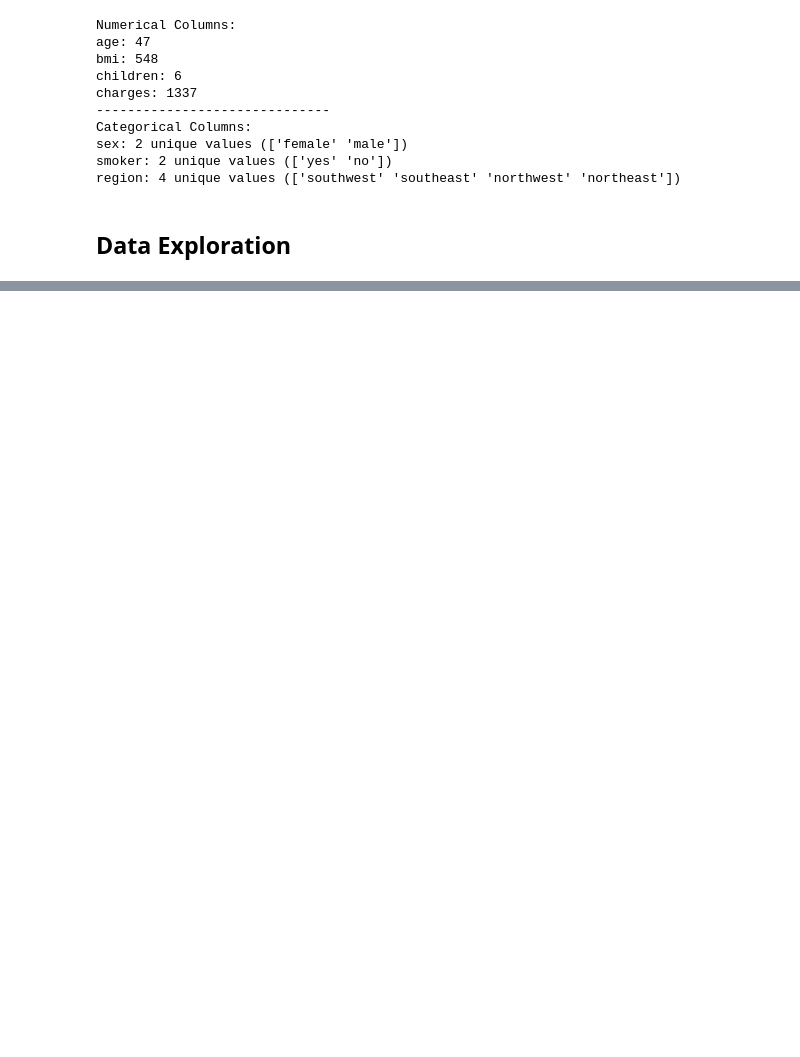
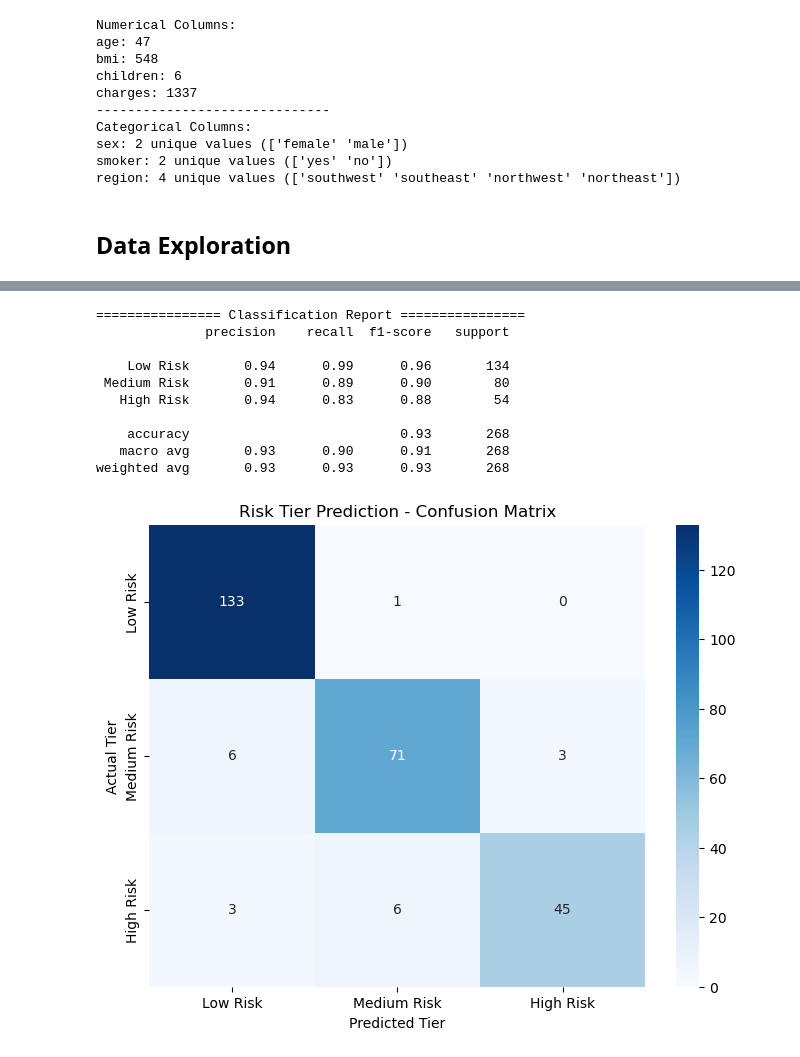
Before and after one commit to celinele5/Analytics-Portfolio, a Jupyter notebook: Medical Cost Project/main.ipynb, the cells around one changed output, grey strips where cells are left out. Saved outputs shown, nothing was run; the diff lists cells and outputs as text; code cells hidden in the pictures; blank space fills up the shorter version.

```diff
--- a/Medical Cost Project/main.ipynb
+++ b/Medical Cost Project/main.ipynb
@@ -119,0 +177,16 @@ plt.show()
+# %%
+# Define thresholds for charge tiers (Low, Medium, High)
+low_threshold = clean_data['charges'].quantile(0.50)
+high_threshold = clean_data['charges'].quantile(0.80)
+# Map charges to risk tiers
+def map_to_risk_tier(charge):
+    if charge <= low_threshold:
+        return 0  # Low Risk
+    elif charge <= high_threshold:
+        return 1  # Medium Risk
+    else:
+        return 2  # High Risk
+# New target variable for classification
+clean_data_clf = clean_data.copy()
+clean_data_clf['risk_tier'] = clean_data_clf['charges'].apply(map_to_risk_tier)
+clean_data_clf=clean_data_clf.drop(columns=['charges','bmi_tier'],axis=1)
@@ -119,0 +226,11 @@ plt.show()
+# %%
+# Initializing the classifier for multi-class classification
+xgb_clf = XGBClassifier(
+    n_estimators=100,
+    max_depth=4,
+    learning_rate=0.1,
+    random_state=42,
+    eval_metric='mlogloss')
+
+# Fitting the models
+xgb_clf.fit(X_clf_train, y_clf_train)
@@ -119,0 +276,30 @@ plt.show()
+# %%
+# Get predictions
+y_pred = xgb_clf.predict(X_clf_test)
+
+# Print metrics summary
+print("================ Classification Report ================")
+print(classification_report(y_clf_test, y_pred, target_names=['Low Risk', 'Medium Risk', 'High Risk']))
+
+# Plot Confusion Matrix
+cm = confusion_matrix(y_clf_test, y_pred)
+plt.figure(figsize=(8, 6))
+sns.heatmap(cm, annot=True, fmt='d', cmap='Blues',
+            xticklabels=['Low Risk', 'Medium Risk', 'High Risk'],
+            yticklabels=['Low Risk', 'Medium Risk', 'High Risk'])
+plt.title('Risk Tier Prediction - Confusion Matrix')
+plt.xlabel('Predicted Tier')
+plt.ylabel('Actual Tier')
+plt.show()
+# %% [output]
+================ Classification Report ================
+              precision    recall  f1-score   support
+
+    Low Risk       0.94      0.99      0.96       134
+ Medium Risk       0.91      0.89      0.90        80
+   High Risk       0.94      0.83      0.88        54
+
+    accuracy                           0.93       268
+   macro avg       0.93      0.90      0.91       268
+weighted avg       0.93      0.93      0.93       268
+[figure, added]
```
Also changed, not shown: parts of 23 cells of this notebook, 4 other files.
